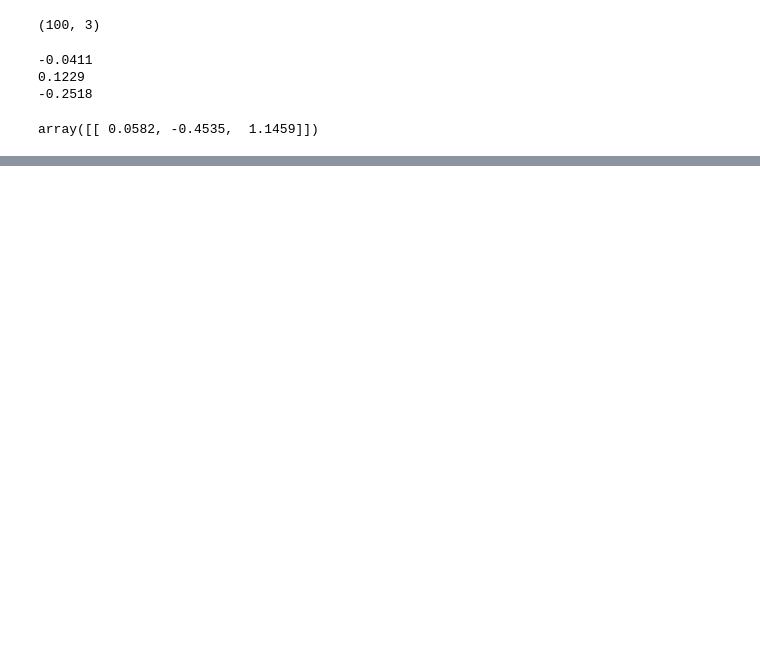
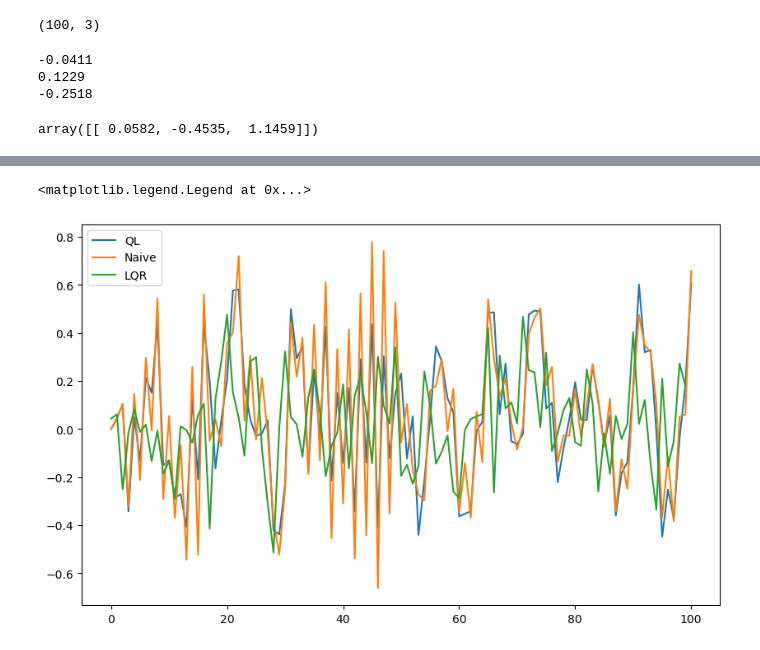
Before and after one commit to adevrent/WQU_DP, a Jupyter notebook: MITx_IDS.S24x/Project 3/Project3.ipynb, the cells around one changed output, grey strips where cells are left out. Drawn from its saved outputs; the diff is of its cells as text; code cells hidden in the pictures; blank space fills up the shorter version.

```diff
--- a/MITx_IDS.S24x/Project 3/Project3.ipynb
+++ b/MITx_IDS.S24x/Project 3/Project3.ipynb
@@ -166,0 +203,11 @@ Cumulative cost: 52.406571630526116
+# %%
+x_arr_LQR = performance_dict["LQR"][0]
+
+plt.figure(figsize=(10, 6))
+plt.plot(x_arr_QL[:, -1], label="QL")
+plt.plot(x_arr_naive[:, -1], label="Naive")
+plt.plot(x_arr_LQR[:, -1], label="LQR")
+plt.legend()
+# %% [output]
+<matplotlib.legend.Legend at 0x...>
+[figure, added]
```
Also changed, not shown: parts of 5 cells of this notebook.
